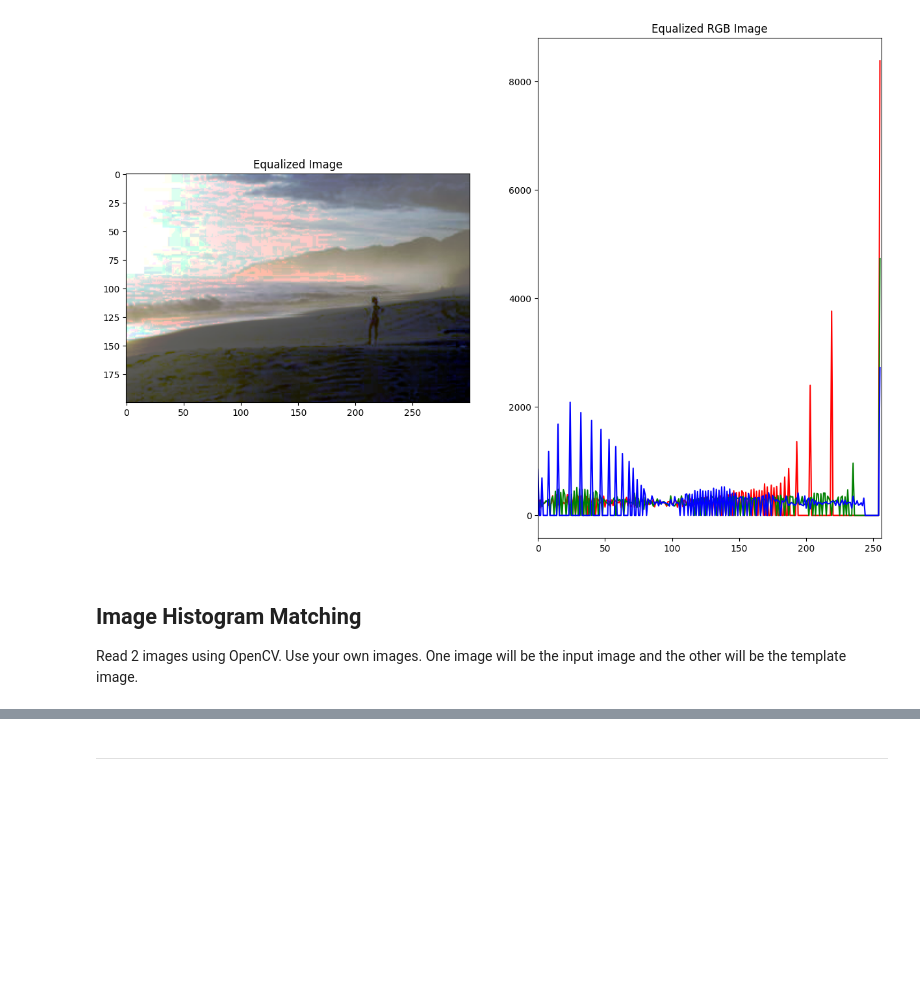
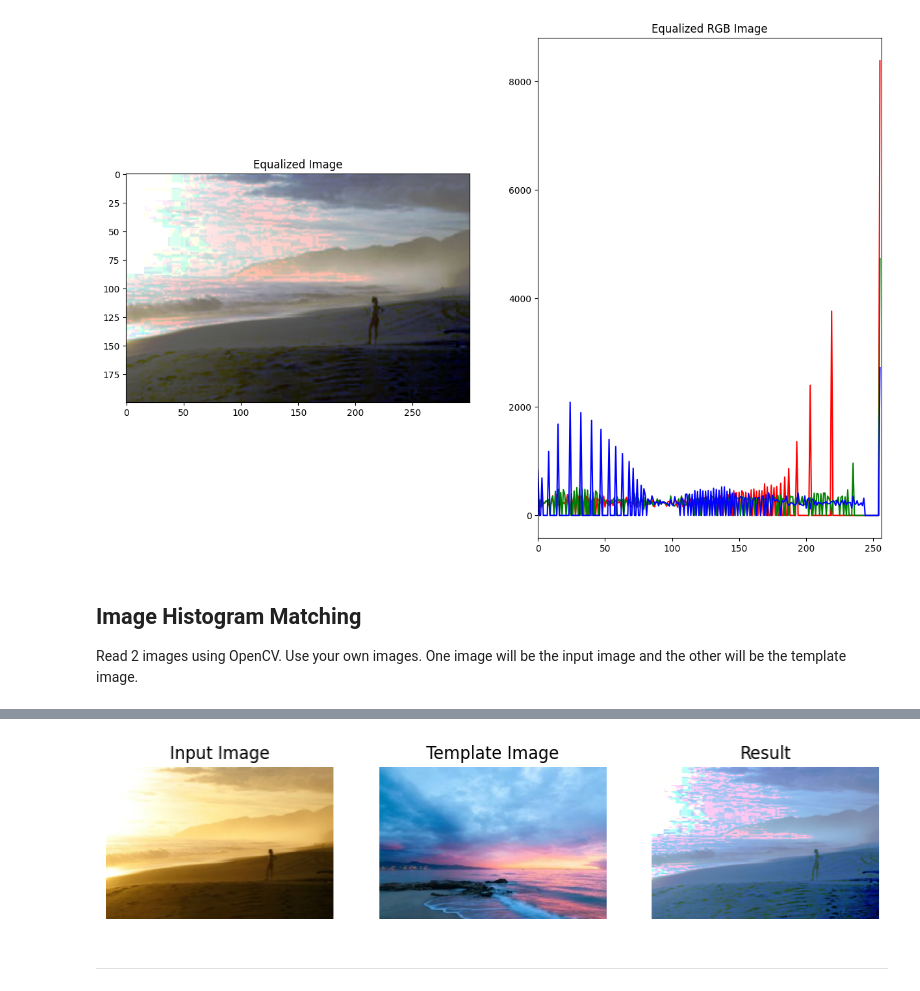
Before and after one commit to sitthatot/Lab2_image-Enchantment, a Jupyter notebook: Lab2_2_Image-Enhancement-with-Statistical-Operation.ipynb, the cells around one changed output, grey strips where cells are left out. Drawn from its saved outputs; the diff is of its cells as text; code cells hidden in the pictures; blank space fills up the shorter version.

```diff
--- a/Lab2_2_Image-Enhancement-with-Statistical-Operation.ipynb
+++ b/Lab2_2_Image-Enhancement-with-Statistical-Operation.ipynb
@@ -212,3 +190,83 @@ Show the result like the reference image below.
+# %%
+### START CODE HERE ###
+# Assuming img1 and img2 are defined elsewhere
+# Assuming pdf_calculate and cdf_calculate functions are defined elsewhere
+# img2 = cv2.imread("image/image2.jpg")
+# img2 = cv2.cvtColor(img2, cv2.COLOR_BGR2RGB)
+
+def pdf_calculate(image):
+    pdfs = []
+    for i in range(3):  #เอา RGB bin = 256 คือแกน x ที่เห็น ส่วน range คือขอบเขตเส้นกราฟที่จะให้เห็น ทั้งช่องภาพ
+        hist, bins = np.histogram(image[:, :, i], bins=256, range=(0, 256)) #ใช้ desity = true ก็ได้ เพราะมันเอาค่าจุดสีที่นับได้ หารด้วยจำนวน px ทั้งหมดของภาพนั้น เช่น 847/(200x300) => 0.01411667
+        #Normalized Histogram
+        pdfs.append(hist/(image.shape[0]*image.shape[1])) #
+    # print(hist/(image.shape[0]*image.shape[1]))
+    return pdfs
+
+def cdf_calculate(pdf):
+    cdfs = []
+    for channel_pdf in pdf:
+        cdf = np.cumsum(channel_pdf) #บวกสะสม
+        cdfs.append(cdf)
+    # print(cdf)
+    return cdfs
+
+from skimage.exposure import cumulative_distribution
+
+# img1_pdf = pdf_calculate(img1)
+# img1_cdf = cdf_calculate(img1_pdf)
+# img2_pdf = pdf_calculate(img2)
+# img2_cdf = cdf_calculate(img2_pdf)
+# get the CDF
+def getCDF(image):
+    cdf, bins = cumulative_distribution(image)
+    cdf = np.insert(cdf, 0, [0]*bins[0])
+    cdf = np.append(cdf, [1]*(255-bins[-1]))
+    return cdf
+
+# histogram matching
+def histMatch(cdfInput, cdfTemplate, imageInput):
+    pixelValues = np.arange(256)
+    new_pixels = np.interp(cdfInput, cdfTemplate, pixelValues)
+    imageMatch = (np.reshape(new_pixels[imageInput.ravel()], imageInput.shape)).astype(np.uint8)
+    return imageMatch
+
+# Preview the result
+def plotResult(imInput, imTemplate, imResult):
+    plt.figure(figsize=(10,7))
+    plt.subplot(1,3,1)
+    plt.title('Input Image')
+    plt.imshow(imInput)
+    plt.axis('off')
+    plt.subplot(1,3,2)
+    plt.title('Template Image')
+    plt.imshow(imTemplate)
+    plt.axis('off')
+    plt.subplot(1,3,3)
+    plt.title('Result')
+    plt.imshow(imResult)
+    plt.axis('off')
+    plt.show()
+
+# read/load the input and template image
+image = img1
+imageTemplate = img2
+# create a matrix for result
+imageResult = np.zeros((image.shape)).astype(np.uint8)
+
+# cdf and histogram
+for channel in range(3):
+    cdfInput = getCDF(image[:,:,channel])
+    cdfTemplate = getCDF(imageTemplate[:,:,channel])
+    # cdfInput = img1_cdf
+    # cdfTemplate = img2_cdf
+    imageResult[:,:,channel] = histMatch(cdfInput, cdfTemplate, image[:,:,channel])
+
+# plot
+plotResult(image, imageTemplate, imageResult)
+### END CODE HERE ###
+# %% [output]
+[figure, added]
 # %% [markdown]
 ---
 # %% [markdown]
```
Also changed, not shown: parts of 2 cells of this notebook.
